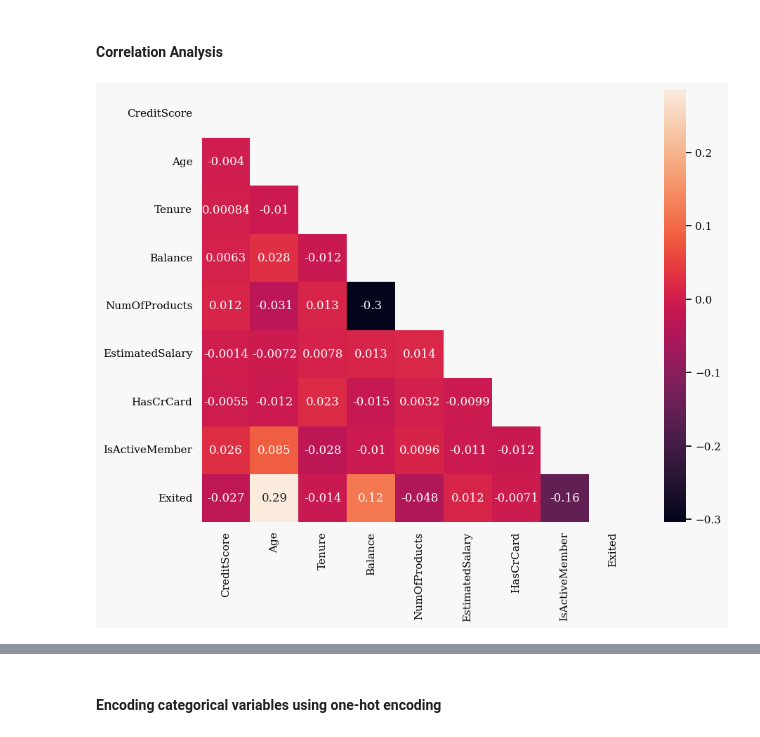
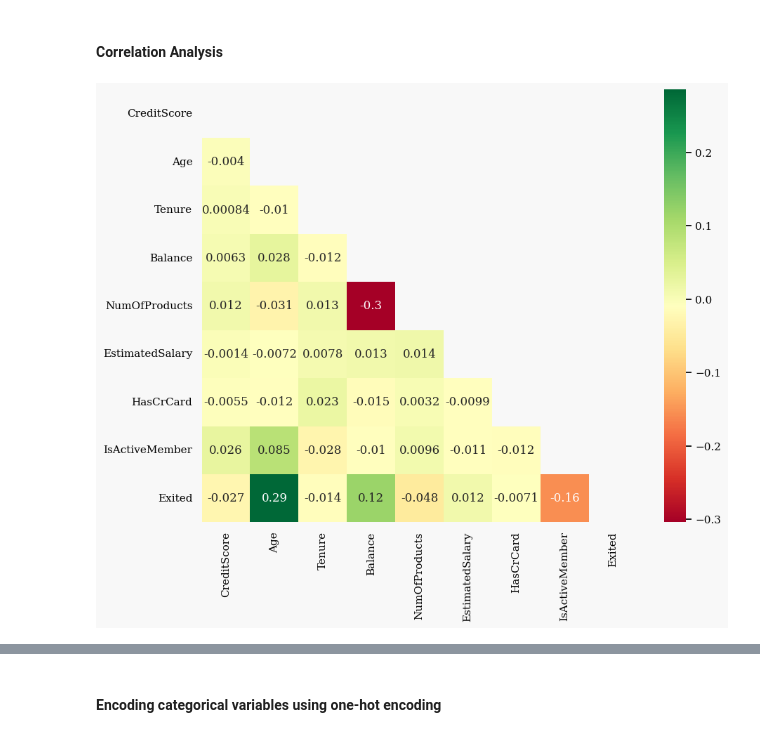
Before and after one commit to gayathriravipati/data-mining, a Jupyter notebook: notebook.ipynb, the cells around one changed output, grey strips where cells are left out. Cells and saved outputs as stored; diff of their text form; code cells hidden in the pictures.

```diff
--- a/notebook.ipynb
+++ b/notebook.ipynb
@@ -177,12 +177,12 @@ Index(['CreditScore', 'Geography', 'Gender', 'Age', 'Tenure', 'Balance',
 # %%
 data4 = data[['CreditScore', 'Age', 'Tenure', 'Balance', 'NumOfProducts', 'EstimatedSalary', 'HasCrCard', 'IsActiveMember', 'Exited']].copy()
 correlation = data4.corr()
 
 mask = np.zeros_like(correlation)
 mask[np.triu_indices_from(mask)] = True
 
 plt.figure(figsize=(10, 8))
-sns.heatmap(correlation, mask=mask, annot=True)
+sns.heatmap(correlation, mask=mask, annot=True, cmap='RdYlGn')
 plt.show()
 # %% [output]
-[figure, old version]
+[figure, new version]
```
Also changed, not shown: parts of 26 cells of this notebook.
